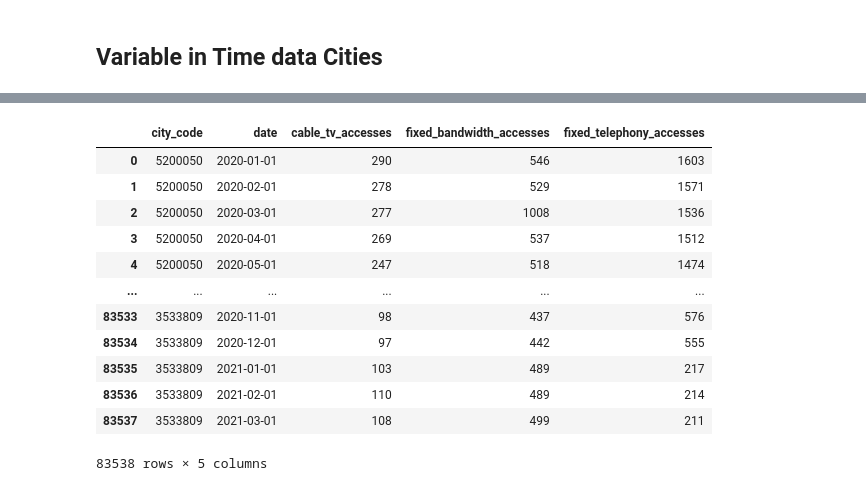
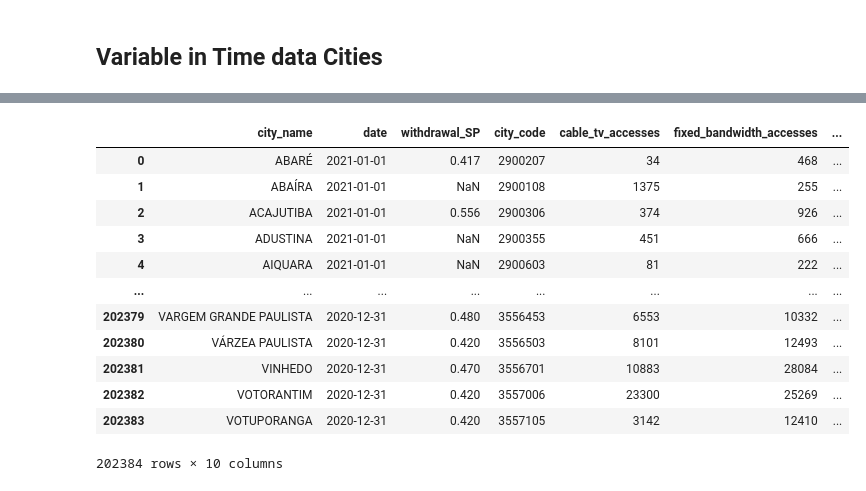
Before and after one commit to lucasagrizzi/MODS207, a Jupyter notebook: notebooks/proc_data_processing.ipynb, the cells around one changed output, grey strips where cells are left out. Drawn from its saved outputs; the diff is of its cells as text; code cells hidden in the pictures.

```diff
--- a/notebooks/proc_data_processing.ipynb
+++ b/notebooks/proc_data_processing.ipynb
@@ -347,4 +206,14 @@ df_fixtel
 df_mobtel = pd.read_csv('../data/raw_data/mobile_telephony.csv')
 df_mobtel = df_mobtel.drop(columns=['Unnamed: 0', 'city', 'state'])
 df_mobtel = df_mobtel.rename(columns={'accesses': 'mobile_telephony_accesses'})
-df_mobtel[df_mobtel['city_code']==3550308]
+df_mobtel_sum = df_mobtel.groupby(['city_code', 'date', 'technology']).sum()
+df_mobtel_sum.reset_index(inplace=True)
+df_mobtel_sum = df_mobtel_sum.pivot(index=['city_code', 'date'], columns='technology')['mobile_telephony_accesses']
+df_mobtel_sum.reset_index(inplace=True)
+
+df_mobtel_sum = df_mobtel_sum.rename(columns={'2G': '2G_mobile_accesses',
+                                              '3G': '3G_mobile_accesses',
+                                              '4G': '4G_mobile_accesses'})
+df_mobtel = df_mobtel_sum
+# df_mobtel
+# df_mobtel[df_mobtel['city_code']==3550308] #SP
@@ -365,20 +220,35 @@ df_mobtel[df_mobtel['city_code']==3550308]
 # %%
-df_time_cities = pd.merge(df_tv, df_band, on=['city_code', 'date'], how='inner')
-df_time_cities = pd.merge(df_time_cities, df_fixtel, on=['city_code', 'date'], how='inner')
-# df_time_cities = pd.merge(df_time_cities, df_mobtel, on=['city_code', 'date'], how='inner')
-
-df_time_cities
+df_time_cities = pd.merge(df_tv, df_band, on=['city_code', 'date'], how='left')
+df_time_cities = pd.merge(df_time_cities, df_fixtel, on=['city_code', 'date'], how='left')
+df_time_cities = pd.merge(df_time_cities, df_mobtel, on=['city_code', 'date'], how='left')
+df_time_cities['date'] = pd.to_datetime(df_time_cities['date'])
+df_time_cities.set_index('date', inplace=True)
+# df_time_cities
-# %% [output]
-|  | city_code | date | cable_tv_accesses | fixed_bandwidth_accesses | fixed_telephony_accesses |
-| 0 | 5200050 | 2020-01-01 | 290 | 546 | 1603 |
-| 1 | 5200050 | 2020-02-01 | 278 | 529 | 1571 |
-| 2 | 5200050 | 2020-03-01 | 277 | 1008 | 1536 |
-| 3 | 5200050 | 2020-04-01 | 269 | 537 | 1512 |
-| 4 | 5200050 | 2020-05-01 | 247 | 518 | 1474 |
-| ... | ... | ... | ... | ... | ... |
-| 83533 | 3533809 | 2020-11-01 | 98 | 437 | 576 |
-| 83534 | 3533809 | 2020-12-01 | 97 | 442 | 555 |
-| 83535 | 3533809 | 2021-01-01 | 103 | 489 | 217 |
-| 83536 | 3533809 | 2021-02-01 | 110 | 489 | 214 |
-| 83537 | 3533809 | 2021-03-01 | 108 | 499 | 211 |
-83538 rows × 5 columns
+# %%
+cities_num = list(df_cities['city_code'].unique())
+
+df_cities_resampled = pd.DataFrame()
+for city in cities_num:
+    df_ = df_time_cities[df_time_cities['city_code']==city]
+    df_cities_resampled =  pd.concat([df_cities_resampled, df_.resample('1D').pad()])
+
+df_cities_resampled = df_cities_resampled[df_cities_resampled.index.isin(list(dates))]
+df_cities_resampled = pd.merge(df_cities[['city_code', 'city_name']], df_cities_resampled.reset_index(), on=['city_code'], how='inner')
+# df_cities_resampled
+# %%
+df_cities_final = pd.merge(df_withdrawal, df_cities_resampled, on=['city_name', 'date'], how='inner')
+df_cities_final
+# %% [output]
+|  | city_name | date | withdrawal_SP | city_code | cable_tv_accesses | fixed_bandwidth_accesses | ... |
+| 0 | ABARÉ | 2021-01-01 | 0.417 | 2900207 | 34 | 468 | ... |
+| 1 | ABAÍRA | 2021-01-01 | NaN | 2900108 | 1375 | 255 | ... |
+| 2 | ACAJUTIBA | 2021-01-01 | 0.556 | 2900306 | 374 | 926 | ... |
+| 3 | ADUSTINA | 2021-01-01 | NaN | 2900355 | 451 | 666 | ... |
+| 4 | AIQUARA | 2021-01-01 | NaN | 2900603 | 81 | 222 | ... |
+| ... | ... | ... | ... | ... | ... | ... | ... |
+| 202379 | VARGEM GRANDE PAULISTA | 2020-12-31 | 0.480 | 3556453 | 6553 | 10332 | ... |
+| 202380 | VÁRZEA PAULISTA | 2020-12-31 | 0.420 | 3556503 | 8101 | 12493 | ... |
+| 202381 | VINHEDO | 2020-12-31 | 0.470 | 3556701 | 10883 | 28084 | ... |
+| 202382 | VOTORANTIM | 2020-12-31 | 0.420 | 3557006 | 23300 | 25269 | ... |
+| 202383 | VOTUPORANGA | 2020-12-31 | 0.420 | 3557105 | 3142 | 12410 | ... |
+202384 rows × 10 columns
```
Also changed, not shown: parts of 28 cells of this notebook, 1 other file.
